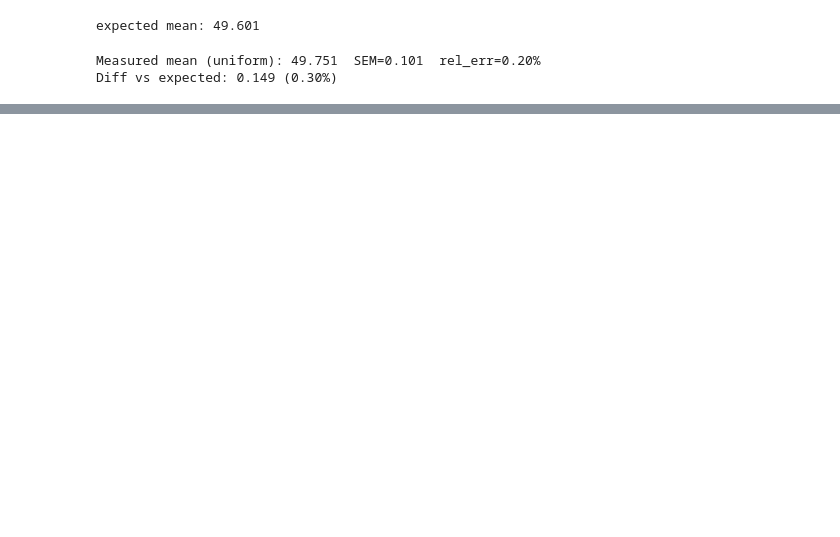
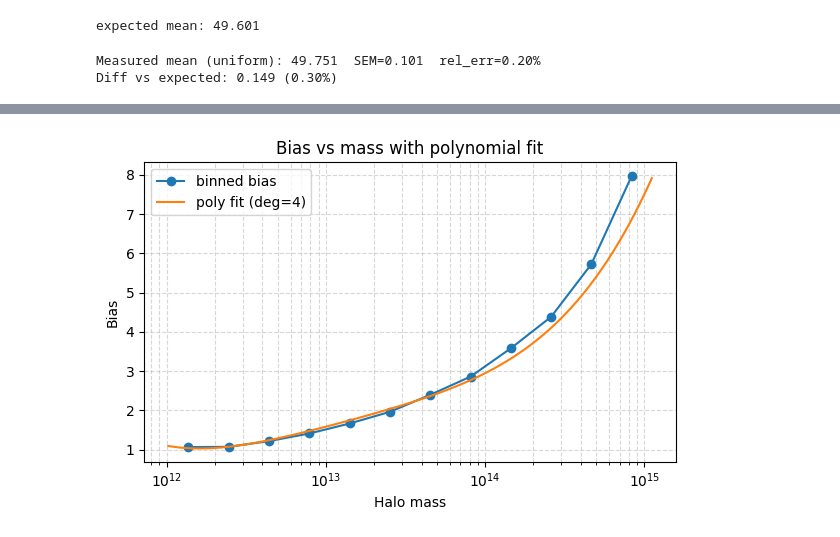
Before and after one commit to HenryWGray/Assembly-Bias-Galaxy-Connection, a Jupyter notebook: perpart-perhalo.ipynb, the cells around one changed output, grey strips where cells are left out. Drawn from its saved outputs; the diff is of its cells as text; code cells hidden in the pictures; blank space fills up the shorter version.

```diff
--- a/perpart-perhalo.ipynb
+++ b/perpart-perhalo.ipynb
@@ -325,0 +405,35 @@ plt.show()
+# %%
+# Inputs: x_bins = bin centers in linear mass, y_bins = binned bias values
+logx_bins = np.log10(x_bins)
+
+# Fit a polynomial in log mass
+deg = 4  # or 5, depending on how flexible you want
+coef = np.polyfit(logx_bins, y_bins, deg=deg)
+poly = np.poly1d(coef)
+
+# Evaluate smooth curve
+grid = np.linspace(logx_bins.min(), logx_bins.max(), 400)
+fit_curve = poly(grid)
+# %%
+mask = np.isfinite(bias_bin)
+x_bins = 10**bin_centers[mask]
+y_bins = bias_bin[mask]
+
+# smooth fit curve across mass range
+x_fit = np.logspace(np.log10(halo_mass.min()), np.log10(halo_mass.max()), 400)
+y_fit = p(np.log10(x_fit))
+
+plt.figure(figsize=(6,4))
+plt.plot(x_bins, y_bins, marker="o", linestyle="-", label="binned bias")
+plt.plot(x_fit, fit_curve, linestyle="-", label=f"poly fit (deg={deg})")
+plt.xscale("log")
+plt.xlabel("Halo mass")
+plt.ylabel("Bias")
+plt.title("Bias vs mass with polynomial fit")
+plt.legend()
+plt.grid(True, which="both", ls="--", alpha=0.5)
+plt.tight_layout()
+plt.savefig("fit-vs-binned.png")
+plt.show()
+# %% [output]
+[figure, added]
```
Also changed, not shown: parts of 36 cells of this notebook, 3 other files.
